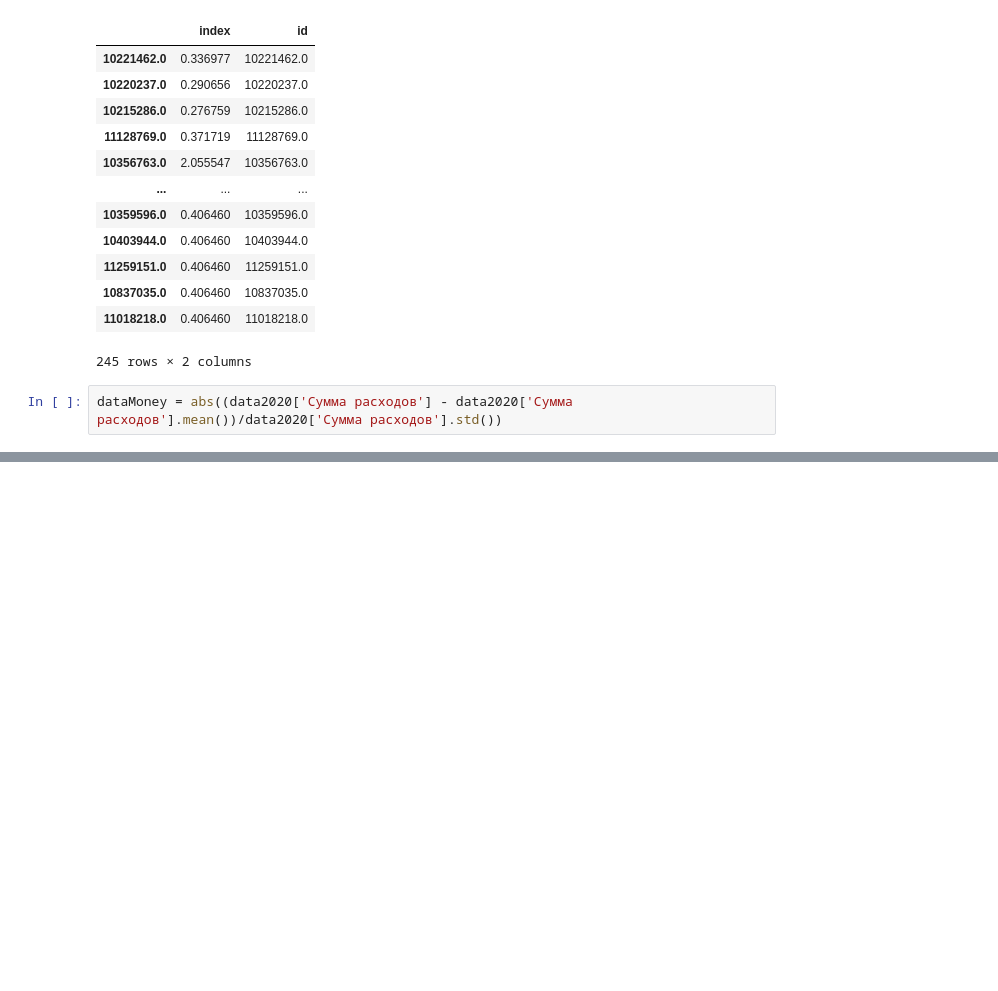
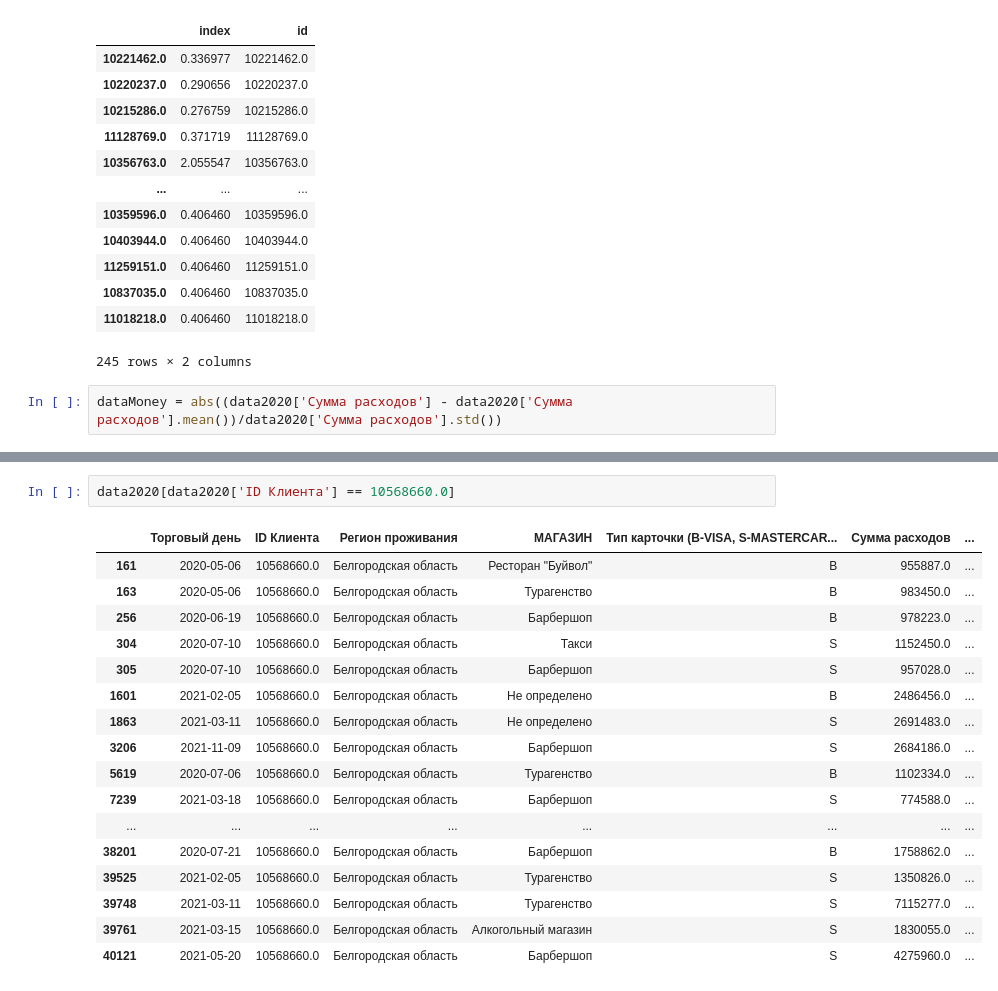
Before and after one commit to arturabgaryan/ML-marketing, a Jupyter notebook: HybridRecommender/DiscountCoef.ipynb, the cells around one changed output, grey strips where cells are left out. Drawn from its saved outputs; the diff is of its cells as text; blank space fills up the shorter version.

```diff
--- a/HybridRecommender/DiscountCoef.ipynb
+++ b/HybridRecommender/DiscountCoef.ipynb
@@ -132,0 +254,20 @@ coefficient
+# %%
+data2020[data2020['ID Клиента'] == 10568660.0]
+# %% [output]
+|  | Торговый день | ID Клиента | Регион проживания | МАГАЗИН | Тип карточки (B-VISA, S-MASTERCAR... | Сумма расходов | ... |
+| 161 | 2020-05-06 | 10568660.0 | Белгородская область | Ресторан "Буйвол" | B | 955887.0 | ... |
+| 163 | 2020-05-06 | 10568660.0 | Белгородская область | Турагенство | B | 983450.0 | ... |
+| 256 | 2020-06-19 | 10568660.0 | Белгородская область | Барбершоп | B | 978223.0 | ... |
+| 304 | 2020-07-10 | 10568660.0 | Белгородская область | Такси | S | 1152450.0 | ... |
+| 305 | 2020-07-10 | 10568660.0 | Белгородская область | Барбершоп | S | 957028.0 | ... |
+| 1601 | 2021-02-05 | 10568660.0 | Белгородская область | Не определено | B | 2486456.0 | ... |
+| 1863 | 2021-03-11 | 10568660.0 | Белгородская область | Не определено | S | 2691483.0 | ... |
+| 3206 | 2021-11-09 | 10568660.0 | Белгородская область | Барбершоп | S | 2684186.0 | ... |
+| 5619 | 2020-07-06 | 10568660.0 | Белгородская область | Турагенство | B | 1102334.0 | ... |
+| 7239 | 2021-03-18 | 10568660.0 | Белгородская область | Барбершоп | S | 774588.0 | ... |
+| ... | ... | ... | ... | ... | ... | ... | ... |
+| 38201 | 2020-07-21 | 10568660.0 | Белгородская область | Барбершоп | B | 1758862.0 | ... |
+| 39525 | 2021-02-05 | 10568660.0 | Белгородская область | Турагенство | S | 1350826.0 | ... |
+| 39748 | 2021-03-11 | 10568660.0 | Белгородская область | Турагенство | S | 7115277.0 | ... |
+| 39761 | 2021-03-15 | 10568660.0 | Белгородская область | Алкогольный магазин | S | 1830055.0 | ... |
+| 40121 | 2021-05-20 | 10568660.0 | Белгородская область | Барбершоп | S | 4275960.0 | ... |
```
Also changed, not shown: parts of 16 cells of this notebook.
